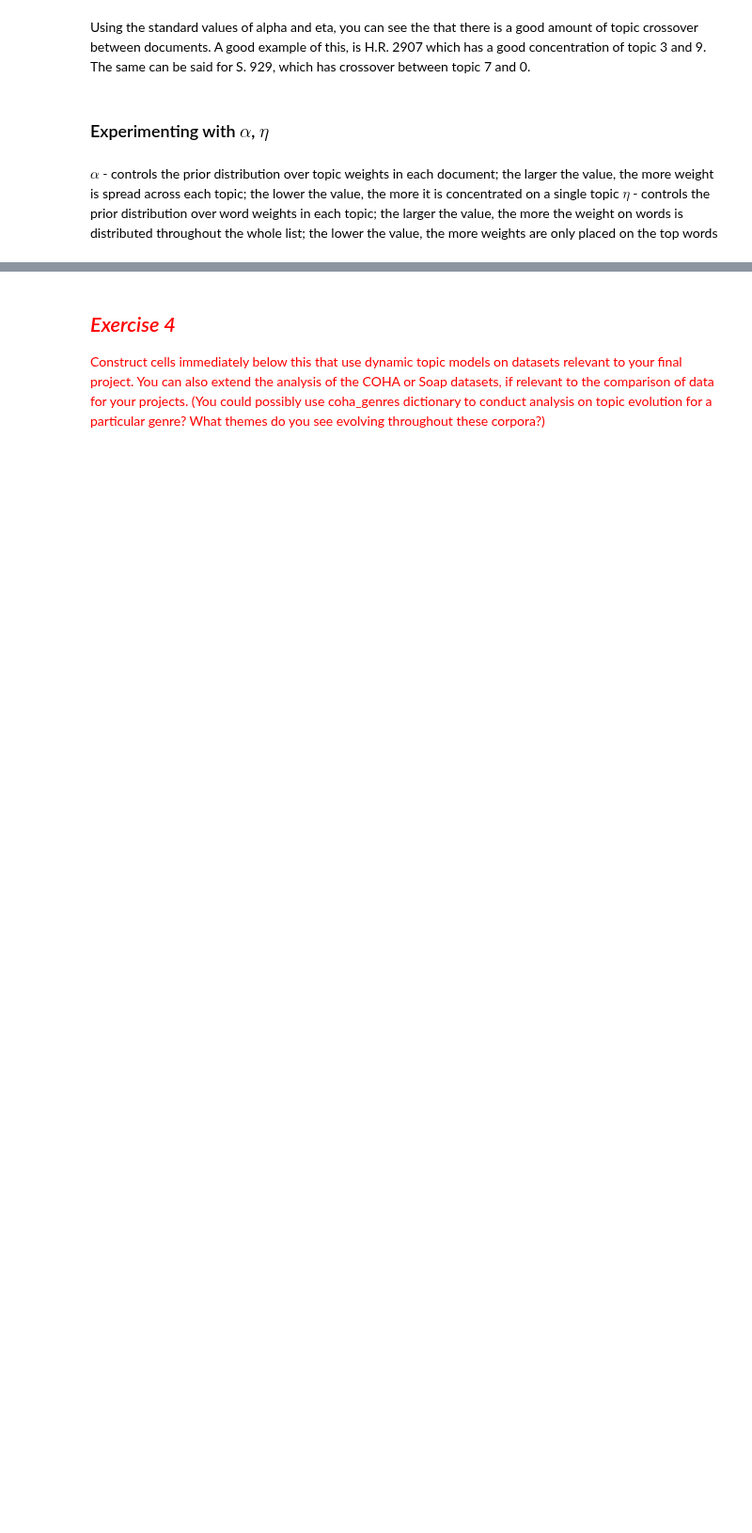
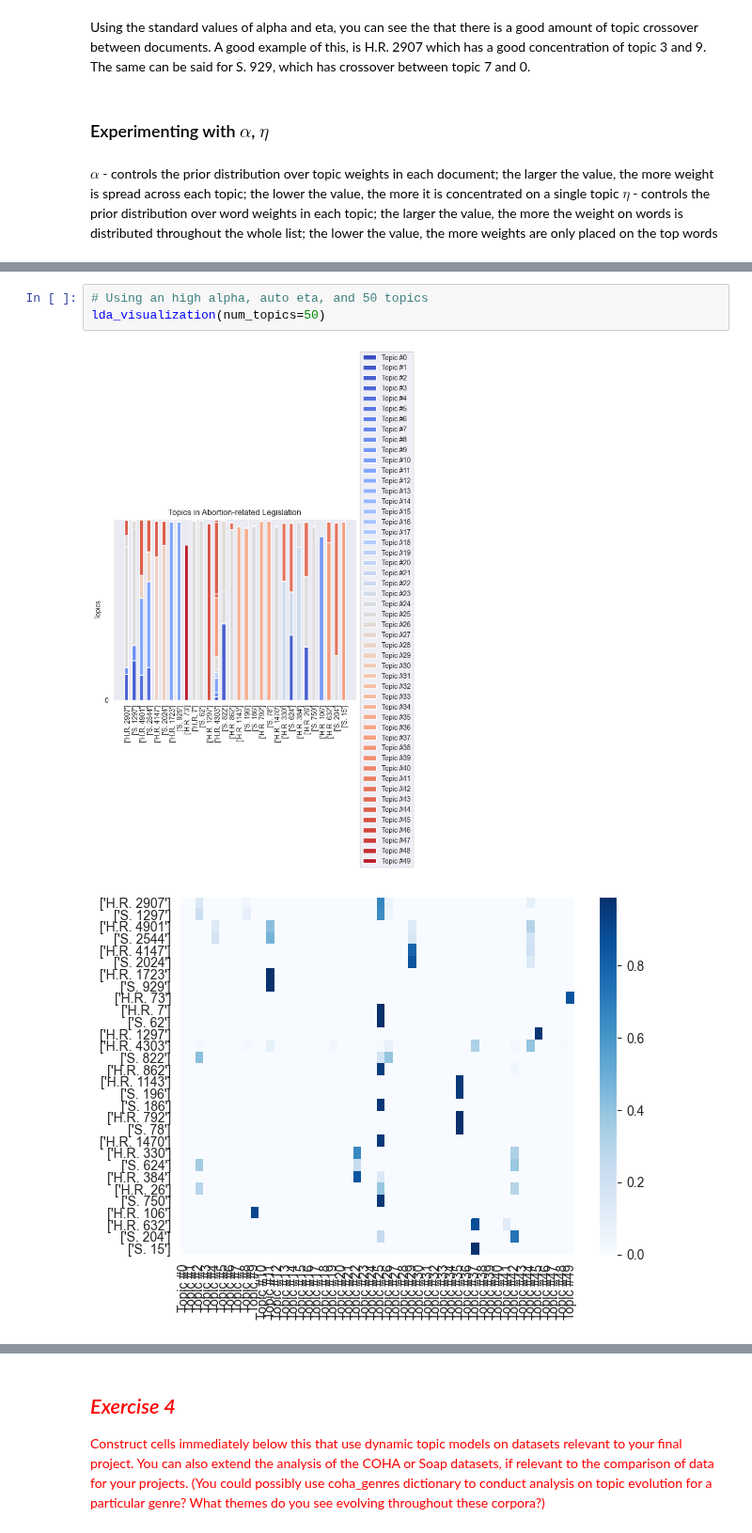
Before and after one commit to michplunkett/computational-content-analysis, a Jupyter notebook: 3-MichaelPlunkett_Answers.ipynb, the cells around one changed output, grey strips where cells are left out. Shown at 94% size. Cells and saved outputs as stored; diff of their text form; blank space fills up the shorter version.

```diff
--- a/3-MichaelPlunkett_Answers.ipynb
+++ b/3-MichaelPlunkett_Answers.ipynb
@@ -765,0 +766,6 @@ lda_visualization(10)
+# %%
+# Using an high alpha, auto eta, and 50 topics
+lda_visualization(num_topics=50)
+# %% [output]
+[figure, added]
+[figure, added]
```
Also changed, not shown: parts of 8 cells of this notebook.
